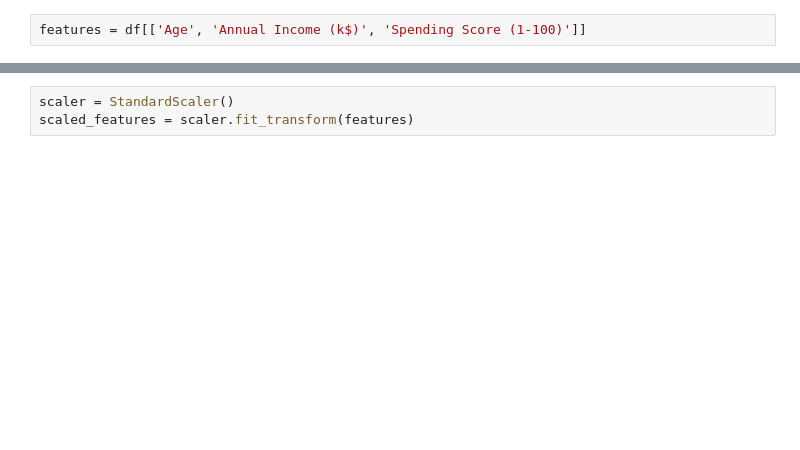
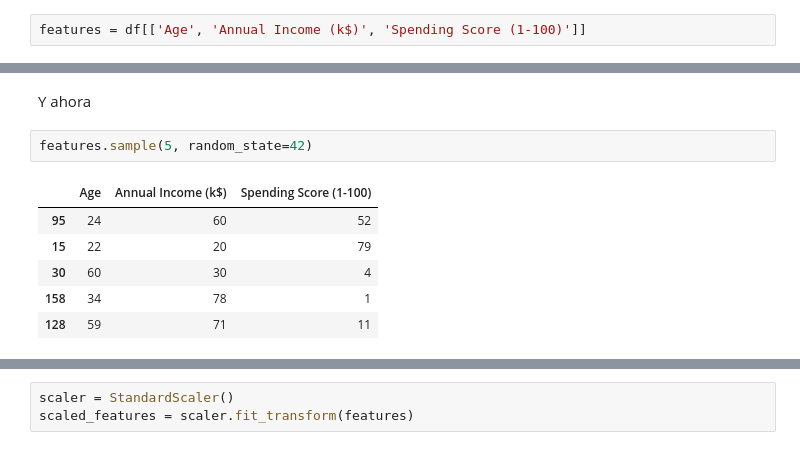
Before and after one commit to jesusvasquezjr3/Aprendizaje-No-Supervisado, a Jupyter notebook: 2_clustering.ipynb, the cells around one changed output, grey strips where cells are left out. Drawn from its saved outputs; the diff is of its cells as text; blank space fills up the shorter version.

```diff
--- a/2_clustering.ipynb
+++ b/2_clustering.ipynb
@@ -23,0 +76,11 @@ features = df[['Age', 'Annual Income (k$)', 'Spending Score (1-100)']]
+# %% [markdown]
+Y ahora
+# %%
+features.sample(5, random_state=42)
+# %% [output]
+|  | Age | Annual Income (k$) | Spending Score (1-100) |
+| 95 | 24 | 60 | 52 |
+| 15 | 22 | 20 | 79 |
+| 30 | 60 | 30 | 4 |
+| 158 | 34 | 78 | 1 |
+| 128 | 59 | 71 | 11 |
```
Also changed, not shown: parts of 50 cells of this notebook.
